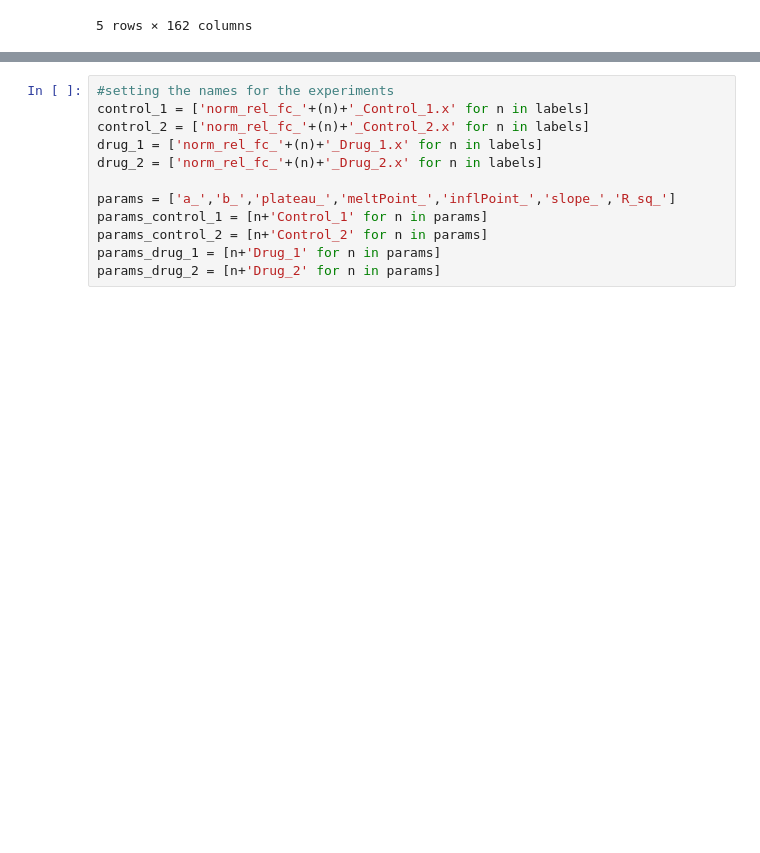
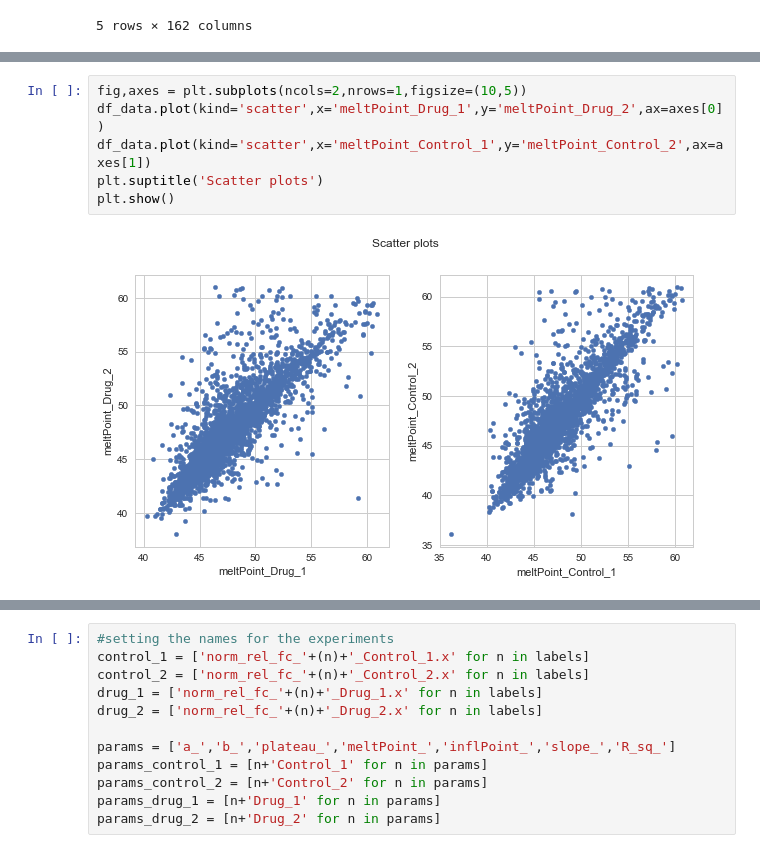
Before and after one commit to mtinti/tpp_visualization, a Jupyter notebook: visualize_protein.ipynb, the cells around one changed output, grey strips where cells are left out. Drawn from its saved outputs; the diff is of its cells as text; blank space fills up the shorter version.

```diff
--- a/visualize_protein.ipynb
+++ b/visualize_protein.ipynb
@@ -43,0 +52,8 @@ df_data.head()
+# %%
+fig,axes = plt.subplots(ncols=2,nrows=1,figsize=(10,5))
+df_data.plot(kind='scatter',x='meltPoint_Drug_1',y='meltPoint_Drug_2',ax=axes[0])
+df_data.plot(kind='scatter',x='meltPoint_Control_1',y='meltPoint_Control_2',ax=axes[1])
+plt.suptitle('Scatter plots')
+plt.show()
+# %% [output]
+[figure, added]
```
Also changed, not shown: parts of 12 cells of this notebook, 2 other files.
